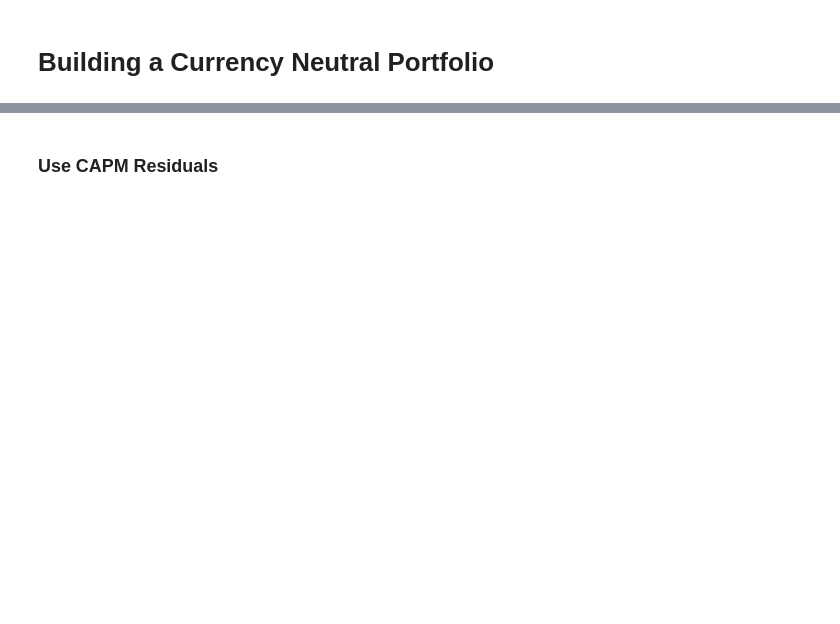
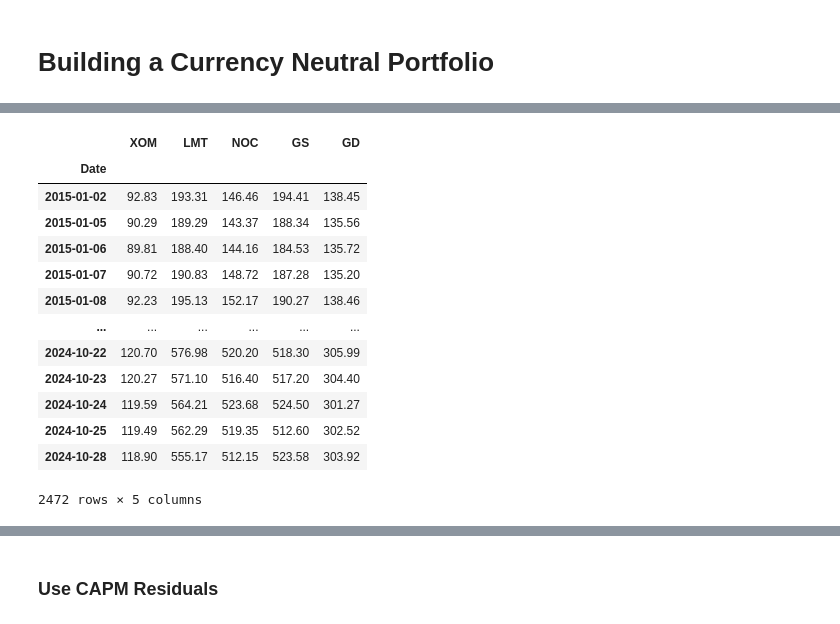
Before and after one commit to dan-the-quant/DTQ-Portfolio_Management_Course, a Jupyter notebook: Module 5 - Hedge Portfolios/Module5.3.ipynb, the cells around one changed output, grey strips where cells are left out. Saved outputs shown, nothing was run; the diff lists cells and outputs as text; code cells hidden in the pictures; blank space fills up the shorter version.

```diff
--- a/Module 5 - Hedge Portfolios/Module5.3.ipynb
+++ b/Module 5 - Hedge Portfolios/Module5.3.ipynb
@@ -25,29 +30,0 @@ from IPython.display import display, Math
-# %%
-def import_financial_data(
-    ticker: str
-):
-
-    # Check the ticker for Upper Cases
-    ticker = ticker if ticker.isupper() else ticker.upper()
-
-    # Import data
-    df = pd.read_csv(rf"..\stocks\{ticker}.csv")
-
-    # Set the Index
-    df = df.set_index('Date')
-    df.index = pd.to_datetime(df.index)
-
-    df_useful_data = df[['Open Price', 'High Price', 'Low Price', 'Close Price', 'Adjusted_close']]
-
-    df_useful_data = df_useful_data.rename(columns={
-        "Open Price":"open",
-        "High Price":"high",
-        "Low Price":"low",
-        "Close Price":"close",
-        "Adjusted_close":"adjusted_close",
-    })
-
-    # Drop NaN's
-    df_useful_data.dropna(inplace = True)
-
-    return df_useful_data.loc["2015-01-01":]
@@ -148,21 +137,36 @@ df_4 = import_financial_data('GS')
 # GD Data
 df_5 = import_financial_data('GD')
 # %%
-# Let us find an unsensible portfolio to the market
+# Let us find an insensible portfolio to the market
 
 data_portfolio = pd.DataFrame()
 
-data_portfolio['XOM'] = df_1['adjusted_close']
-data_portfolio['LMT'] = df_2['adjusted_close']
-data_portfolio['NOC'] = df_3['adjusted_close']
-data_portfolio['GS'] = df_4['adjusted_close']
-data_portfolio['GD'] = df_5['adjusted_close']
+data_portfolio['XOM'] = df_1['adj_close']
+data_portfolio['LMT'] = df_2['adj_close']
+data_portfolio['NOC'] = df_3['adj_close']
+data_portfolio['GS'] = df_4['adj_close']
+data_portfolio['GD'] = df_5['adj_close']
 
 data_portfolio = data_portfolio.dropna()
 
 data_portfolio = data_portfolio.loc['2015-01-01':]
 
 data_portfolio
+# %% [output]
+|  | XOM | LMT | NOC | GS | GD |
+| Date |  |  |  |  |  |
+| 2015-01-02 | 92.83 | 193.31 | 146.46 | 194.41 | 138.45 |
+| 2015-01-05 | 90.29 | 189.29 | 143.37 | 188.34 | 135.56 |
+| 2015-01-06 | 89.81 | 188.40 | 144.16 | 184.53 | 135.72 |
+| 2015-01-07 | 90.72 | 190.83 | 148.72 | 187.28 | 135.20 |
+| 2015-01-08 | 92.23 | 195.13 | 152.17 | 190.27 | 138.46 |
+| ... | ... | ... | ... | ... | ... |
+| 2024-10-22 | 120.70 | 576.98 | 520.20 | 518.30 | 305.99 |
+| 2024-10-23 | 120.27 | 571.10 | 516.40 | 517.20 | 304.40 |
+| 2024-10-24 | 119.59 | 564.21 | 523.68 | 524.50 | 301.27 |
+| 2024-10-25 | 119.49 | 562.29 | 519.35 | 512.60 | 302.52 |
+| 2024-10-28 | 118.90 | 555.17 | 512.15 | 523.58 | 303.92 |
+2472 rows × 5 columns
 # %%
 # Create the Returns
 
```
Also changed, not shown: parts of 27 cells of this notebook, 54 other files.
